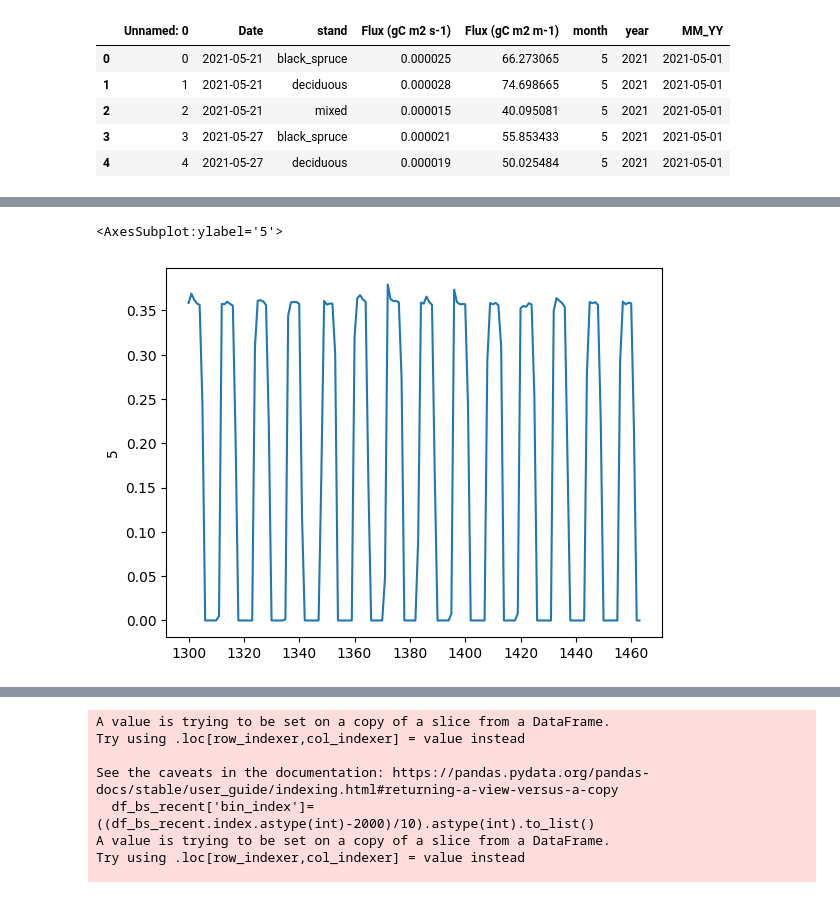
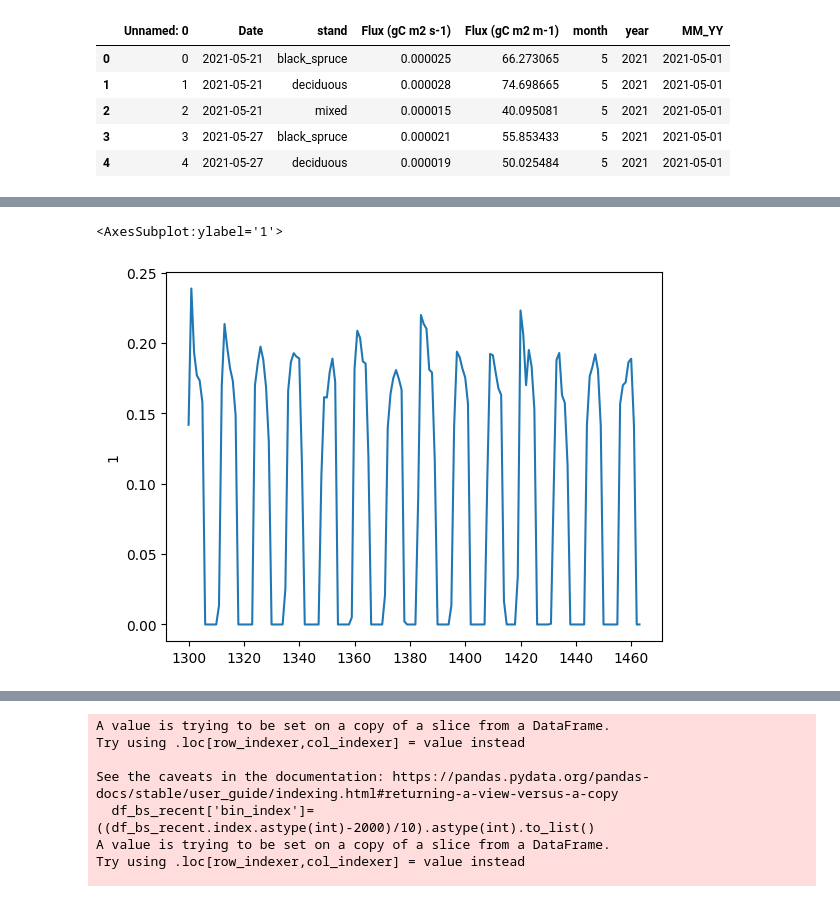
Before and after one commit to uaf-arctic-eco-modeling/dvm-dos-tem, a Jupyter notebook: scripts/caribou-poker-exp/BONA_figs.ipynb, the cells around one changed output, grey strips where cells are left out. Saved outputs shown, nothing was run; the diff lists cells and outputs as text; code cells hidden in the pictures.

```diff
--- a/scripts/caribou-poker-exp/BONA_figs.ipynb
+++ b/scripts/caribou-poker-exp/BONA_figs.ipynb
@@ -722,15 +827,15 @@ sns.lineplot(data=df_bs.loc[(df_bs['date']>'2010-01-01') & (df_bs['date']<'2024-
 tlayer_bs_tr_df = pd.DataFrame(tlayer_bs_tr)
 lwclayer_bs_tr_df = pd.DataFrame(lwclayer_bs_tr)
 # %%
-sns.lineplot(x=lwclayer_bs_tr_df[1300:].index, y=lwclayer_bs_tr_df[1300:][5])
+sns.lineplot(x=lwclayer_bs_tr_df[1300:].index, y=lwclayer_bs_tr_df[1300:][1])
 #sns.lineplot(x=lwclayer_bs_tr_df[1200:].index, y=lwclayer_bs_tr_df[1200:][1])
 #sns.lineplot(x=lwclayer_bs_tr_df[1200:].index, y=lwclayer_bs_tr_df[1200:][2])
 #sns.lineplot(x=lwclayer_bs_tr_df[1200:].index, y=lwclayer_bs_tr_df[1200:][3])
 #sns.lineplot(x=lwclayer_bs_tr_df[1200:].index, y=lwclayer_bs_tr_df[1200:][4])
 #sns.lineplot(x=lwclayer_bs_tr_df[1200:].index, y=lwclayer_bs_tr_df[1200:][5])
 # %% [output]
-<AxesSubplot:ylabel='5'>
+<AxesSubplot:ylabel='1'>
-[figure, old version]
+[figure, new version]
 # %%
 
 sns.lineplot(x=tlayer_bs_tr_df[1200:].index, y=tlayer_bs_tr_df[1200:][0])
```
Also changed, not shown: parts of 56 cells of this notebook, 37 other files.
